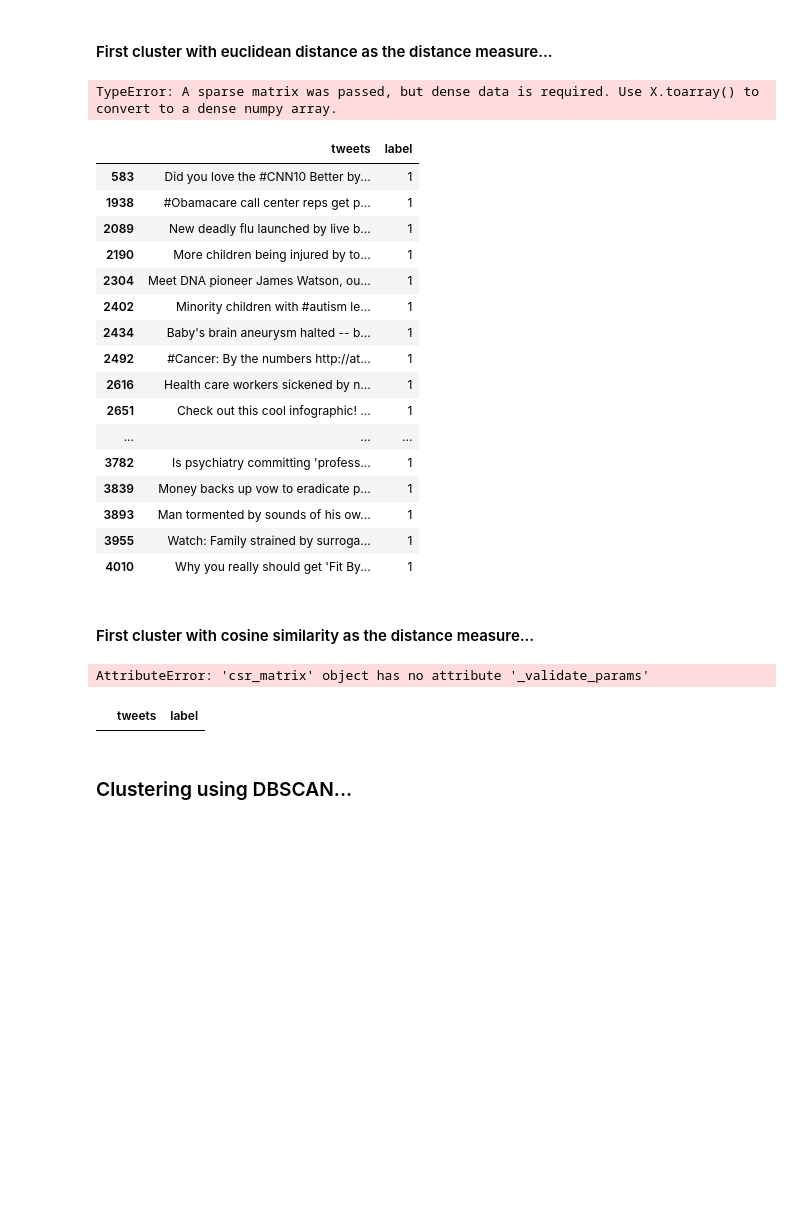
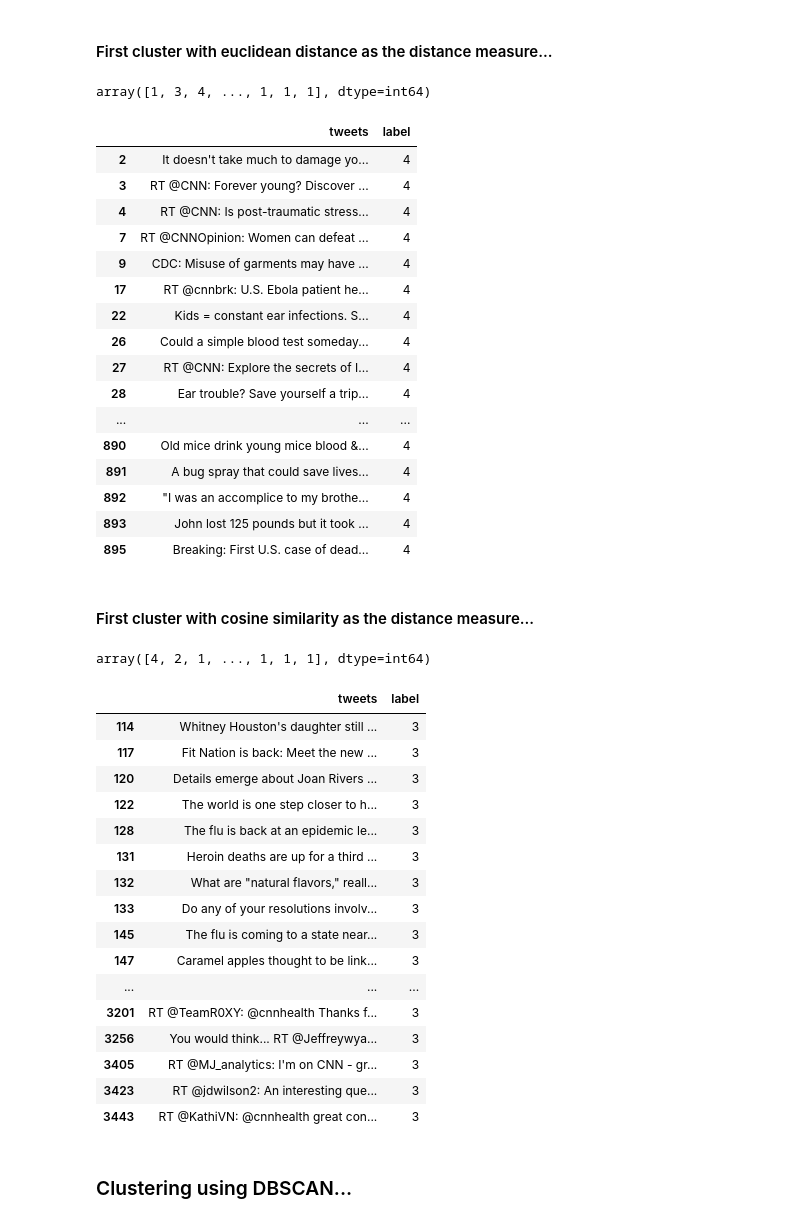
Before and after one commit to adamjbrennan/csds435-project2, a Jupyter notebook: project2.ipynb, the cells around one changed output. Saved outputs shown, nothing was run; the diff lists cells and outputs as text; code cells hidden in the pictures; blank space fills up the shorter version.

```diff
--- a/project2.ipynb
+++ b/project2.ipynb
@@ -305,59 +306,81 @@ df[df['label'] == 0]
 # %%
 bow = get_bag_of_words_matrix(tweets_list)
 normalized_bow = normalize(bow, norm='l2', axis=1)
+dense_bow = bow.todense()
+bow_array = np.array(dense_bow)
 
-clustering = AgglomerativeClustering.fit(bow)
+hierarchica_clustering = AgglomerativeClustering(n_clusters=5, affinity='euclidean', linkage='ward')
+hierarchica_clustering.fit(bow_array)
 
-labels = clustering.labels_
+labels = hierarchica_clustering.labels_
 labels
 # %% [output]
-TypeError: A sparse matrix was passed, but dense data is required. Use X.toarray() to convert to a dense numpy array.
+array([1, 3, 4, ..., 1, 1, 1], dtype=int64)
 # %%
 df = pd.DataFrame({
     'tweets': tweets_list,
     'label': labels
 })
 
-df[df['label'] == 1]
+df[df['label'] == 4]
 # %% [output]
 |  | tweets | label |
-| 583 | Did you love the #CNN10 Better by... | 1 |
-| 1938 | #Obamacare call center reps get p... | 1 |
-| 2089 | New deadly flu launched by live b... | 1 |
-| 2190 | More children being injured by to... | 1 |
-| 2304 | Meet DNA pioneer James Watson, ou... | 1 |
-| 2402 | Minority children with #autism le... | 1 |
-| 2434 | Baby's brain aneurysm halted -- b... | 1 |
-| 2492 | #Cancer: By the numbers http://at... | 1 |
-| 2616 | Health care workers sickened by n... | 1 |
-| 2651 | Check out this cool infographic! ... | 1 |
+| 2 | It doesn't take much to damage yo... | 4 |
+| 3 | RT @CNN: Forever young? Discover ... | 4 |
+| 4 | RT @CNN: Is post-traumatic stress... | 4 |
+| 7 | RT @CNNOpinion: Women can defeat ... | 4 |
+| 9 | CDC: Misuse of garments may have ... | 4 |
+| 17 | RT @cnnbrk: U.S. Ebola patient he... | 4 |
+| 22 | Kids = constant ear infections. S... | 4 |
+| 26 | Could a simple blood test someday... | 4 |
+| 27 | RT @CNN: Explore the secrets of I... | 4 |
+| 28 | Ear trouble? Save yourself a trip... | 4 |
 | ... | ... | ... |
-| 3782 | Is psychiatry committing 'profess... | 1 |
-| 3839 | Money backs up vow to eradicate p... | 1 |
-| 3893 | Man tormented by sounds of his ow... | 1 |
-| 3955 | Watch: Family strained by surroga... | 1 |
-| 4010 | Why you really should get 'Fit By... | 1 |
+| 890 | Old mice drink young mice blood &... | 4 |
+| 891 | A bug spray that could save lives... | 4 |
+| 892 | "I was an accomplice to my brothe... | 4 |
+| 893 | John lost 125 pounds but it took ... | 4 |
+| 895 | Breaking: First U.S. case of dead... | 4 |
 # %% [markdown]
 #### First cluster with cosine similarity as the distance measure...
 # %%
 bow = get_bag_of_words_matrix(tweets_list)
 normalized_bow = normalize(bow, norm='l2', axis=1)
+dense_bow = normalized_bow.todense()
+bow_array = np.array(dense_bow)
 
-clustering = AgglomerativeClustering.fit(normalized_bow)
+hierarchica_clustering = AgglomerativeClustering(n_clusters=5, affinity='euclidean', linkage='ward')
+hierarchica_clustering.fit(bow_array)
 
-labels = clustering.labels_
+labels = hierarchica_clustering.labels_
 labels
 # %% [output]
-AttributeError: 'csr_matrix' object has no attribute '_validate_params'
+array([4, 2, 1, ..., 1, 1, 1], dtype=int64)
 # %%
 df = pd.DataFrame({
     'tweets': tweets_list,
     'label': labels
 })
 
-df[df['label'] == 1]
+df[df['label'] == 3]
 # %% [output]
 |  | tweets | label |
+| 114 | Whitney Houston's daughter still ... | 3 |
+| 117 | Fit Nation is back: Meet the new ... | 3 |
+| 120 | Details emerge about Joan Rivers ... | 3 |
+| 122 | The world is one step closer to h... | 3 |
+| 128 | The flu is back at an epidemic le... | 3 |
+| 131 | Heroin deaths are up for a third ... | 3 |
+| 132 | What are "natural flavors," reall... | 3 |
+| 133 | Do any of your resolutions involv... | 3 |
+| 145 | The flu is coming to a state near... | 3 |
+| 147 | Caramel apples thought to be link... | 3 |
+| ... | ... | ... |
+| 3201 | RT @TeamR0XY: @cnnhealth Thanks f... | 3 |
+| 3256 | You would think... RT @Jeffreywya... | 3 |
+| 3405 | RT @MJ_analytics: I'm on CNN - gr... | 3 |
+| 3423 | RT @jdwilson2: An interesting que... | 3 |
+| 3443 | RT @KathiVN: @cnnhealth great con... | 3 |
 # %% [markdown]
 ### Clustering using DBSCAN...
 # %% [markdown]
```
Also changed, not shown: parts of 5 cells of this notebook.
